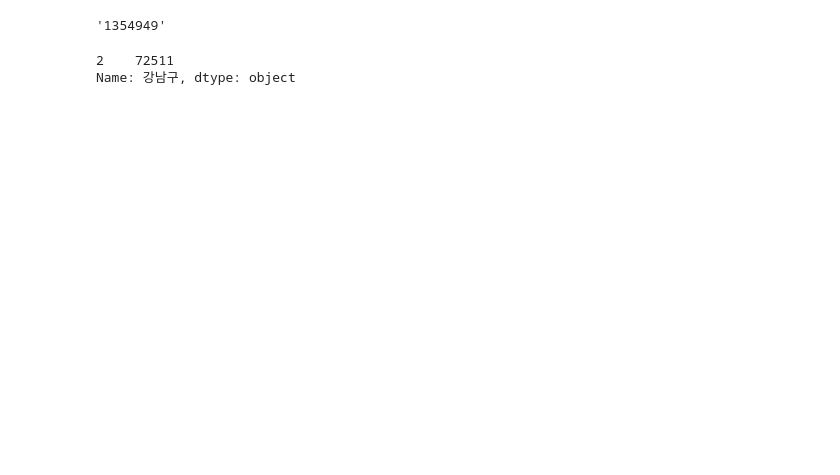
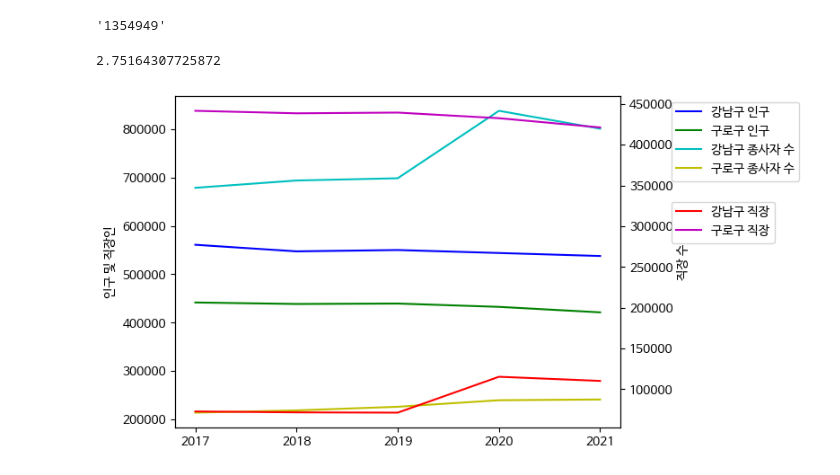
Before and after one commit to cav2280/dcx-1, a Jupyter notebook: main.ipynb, the cells around one changed output. Drawn from its saved outputs; the diff is of its cells as text; code cells hidden in the pictures; blank space fills up the shorter version.

```diff
--- a/main.ipynb
+++ b/main.ipynb
@@ -57,10 +56,13 @@ def business(year,locate,KindOfbusiness,KindOfData):
     df = df[2:]  # Remove the row from the DataFrame
     df = df.set_axis(row, axis='columns')  # Set the row as column names
     # tmp=df.head(20)
-    tmp=(df.loc[df['년도']==str(year)].loc[df['업종']==KindOfbusiness].loc[df['동별(2)']=='소계'].loc[df['통계종류']==KindOfData,locate])
+    tmp=(int(df.loc[df['년도']==str(year)].loc[df['업종']==KindOfbusiness].loc[df['동별(2)']=='소계'].loc[df['통계종류']==KindOfData,locate].values))
     return tmp
+
 def business_ratio(year,locate,KindOfbusiness,KindOfData):
-    business(year,locate,KindOfbusiness,KindOfData)
+    return business(year,locate,KindOfbusiness,KindOfData)/business(year,locate,'소계',KindOfData)*100
+
+(business_ratio(2021,'강남구','제조업','사업체수'))
+# business(2017,'강남구','제조업','사업체수')
 # %% [output]
-2    72511
-Name: 강남구, dtype: object
+2.75164307725872
@@ -66,0 +156,44 @@ Name: 강남구, dtype: object
+# %%
+import matplotlib.pyplot as plt
+from matplotlib import font_manager, rc
+plt.rc('font', family='NanumBarunGothic')
+
+yeardata = []
+gangnampop = []
+guro_pop = []
+gangnam_business=[]
+guro_business=[]
+gangnam_jobs=[]
+guro_jobs=[]
+
+for year in range(2017, 2022):
+    yeardata.append(year)
+    gangnampop.append(int(population(year, '강남구')))
+    guro_pop.append(int(population(year, '구로구')))
+    gangnam_business.append(int(business(year,'강남구','소계','사업체수')))
+    guro_business.append(int(business(year,'구로구','소계','사업체수')))
+    gangnam_jobs.append(int(business(year,'강남구','소계','종사자수')))
+    guro_jobs.append(int(business(year,'구로구','소계','종사자수')))
+
+fig, ax1 = plt.subplots()
+ax2 = ax1.twinx()
+
+ax1.plot(yeardata, gangnampop, label='강남구 인구', color='b')
+ax1.plot(yeardata, guro_pop, label='구로구 인구', color='g')
+
+ax1.plot(x, gangnam_jobs, label='강남구 종사자 수', color='c')
+ax1.plot(x, guro_jobs, label='구로구 종사자 수', color='y')
+
+ax2.plot(yeardata, gangnam_business,label='강남구 직장', color='r')
+ax2.plot(yeardata, guro_pop,label='구로구 직장', color='m')
+
+ax1.set_ylabel('인구 및 직장인')
+ax2.set_ylabel('직장 수')
+
+ax1.legend(loc='upper left', bbox_to_anchor=(1.1, 1))
+ax2.legend(loc='upper left', bbox_to_anchor=(1.1, 0.7))
+
+plt.xticks(range(min(yeardata), max(yeardata)+1, 1))
+plt.show()
+# %% [output]
+[figure, added]
```
Also changed, not shown: parts of 2 cells of this notebook.
